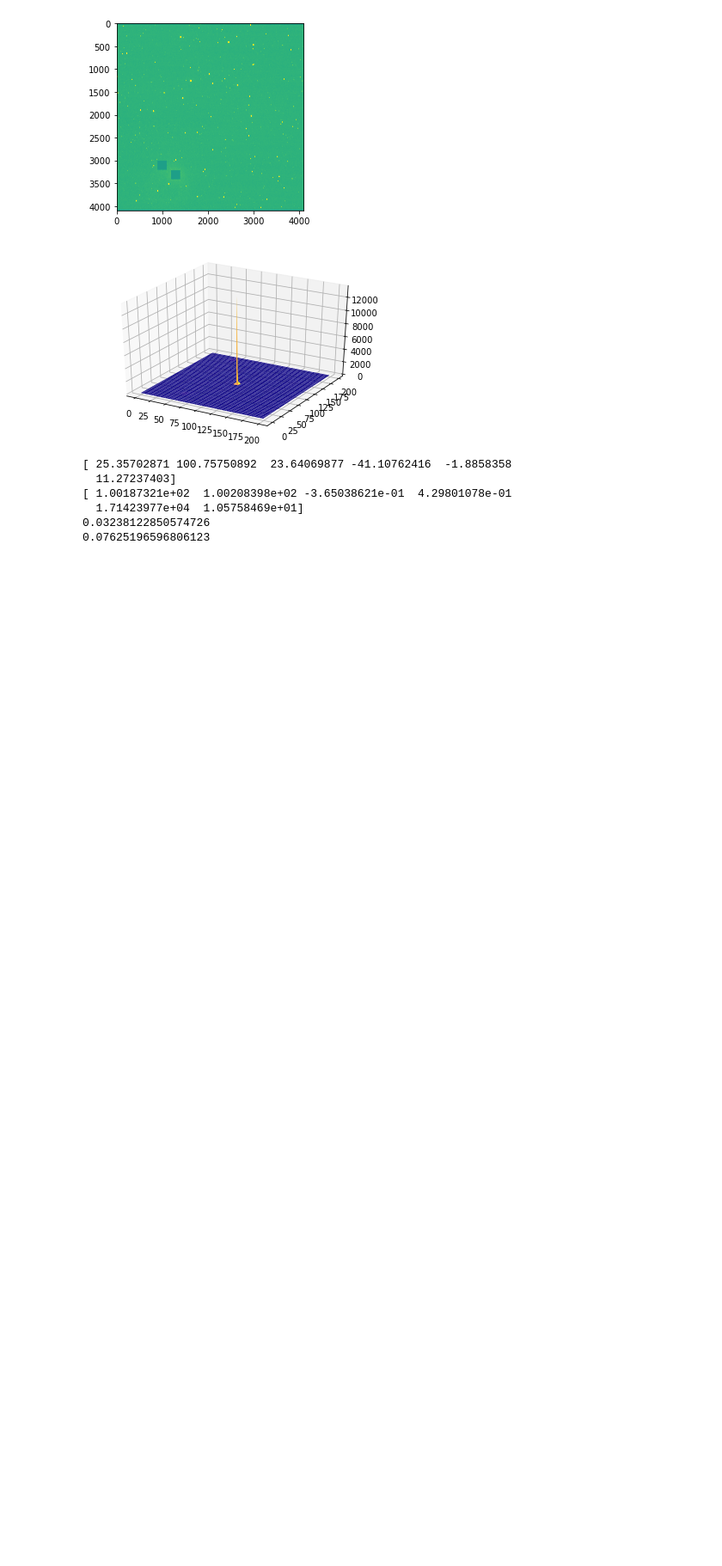
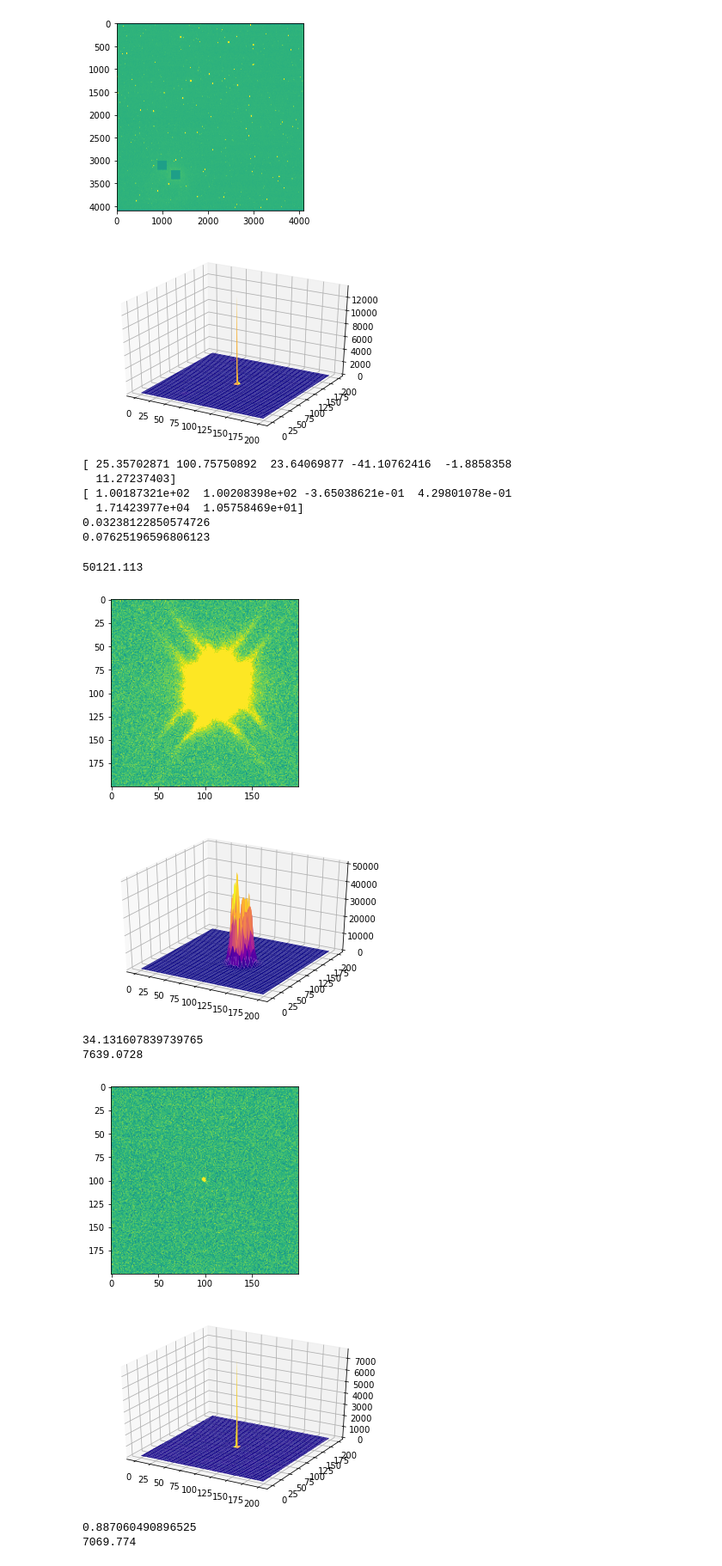
Before and after one commit to JeremyBuchanan/Psf-Photometry-Pipeline, a Jupyter notebook: Measuring fwhm.ipynb, the cells around one changed output. Shown at 86% size. Drawn from its saved outputs; the diff is of its cells as text; code cells hidden in the pictures; blank space fills up the shorter version.

```diff
--- a/Measuring fwhm.ipynb
+++ b/Measuring fwhm.ipynb
@@ -107,8 +126,8 @@ def find_stars(image, sigma, peak=100000):
 # %%
-filenames, epochid = np.loadtxt('Epochs_V.csv', unpack=True, delimiter=',', usecols=(0,1), dtype='U100,f')
+filenames, epochid = np.loadtxt('../Epochs_V.csv', unpack=True, delimiter=',', usecols=(0,1), dtype='U100,f')
 nepochs = np.int(np.max(epochid))
 images = filenames[(epochid == 92)]
-path = './fits/'
+path = '../fits/'
 im_data, im_headers = import_images(im_list=images, p=path)
 image = im_data[0]
 norm = ImageNormalize(image, interval=ZScaleInterval(), stretch=SqrtStretch())
@@ -179,3 +198,60 @@ print(fwhm)
   1.71423977e+04  1.05758469e+01]
 0.03238122850574726
 0.07625196596806123
+# %%
+def find_fwhm(image, size=100):
+    mean_val, median_val, std_val = sigma_clipped_stats(image, sigma=2.0)
+    max_peak = np.max(image)
+    while max_peak >= 0:
+        r, c = np.where(image==max_peak)[0][0], np.where(image==max_peak)[1][0]
+        star = image[r-size:r+size,c-size:c+size]
+        print(max_peak)
+        plt.imshow(star, norm=norm)
+        plt.show()
+        x = np.arange(2*size)
+        y = np.arange(2*size)
+        X, Y = np.meshgrid(x, y)
+        def gaussian(M, x0, y0, sig_x, sig_y, A, off):
+            x, y = M
+            return A * np.exp(-((x-x0)**2)/(2*sig_x**2)-((y-y0)**2)/(2*sig_y**2)) + off
+        fig = plt.figure()
+        ax = fig.gca(projection='3d')
+        ax.plot_surface(X, Y, star, cmap='plasma')
+        ax.set_zlim(0,np.max(star)+2)
+        plt.show()
+        xdata = np.vstack((X.ravel(), Y.ravel()))
+        ydata = star.ravel()
+        p = [size, size, 3, 3, 10000, median_val]
+        popt, pcov = curve_fit(f=gaussian, xdata=xdata, ydata=ydata, p0=p)
+        im_sig = np.mean(popt[2:4])
+        fwhm = im_sig*gaussian_sigma_to_fwhm
+        print(fwhm)
+        if max_peak < 50000 and fwhm > 2:
+            break
+        image[r-size:r+size,c-size:c+size] = 0
+        max_peak = np.max(image)
+
+    return fwhm
+
+filenames, epochid = np.loadtxt('../Epochs_V.csv', unpack=True, delimiter=',', usecols=(0,1), dtype='U100,f')
+nepochs = np.int(np.max(epochid))
+images = filenames[(epochid == 97)]
+path = '../fits/'
+im_data, im_headers = import_images(im_list=images, p=path)
+image = im_data[0]
+norm = ImageNormalize(image, interval=ZScaleInterval(), stretch=SqrtStretch())
+im = copy.deepcopy(image)
+fwhm = find_fwhm(image=im)
+print(fwhm)
+plt.imshow(im, norm=norm)
+plt.show()
+# %% [output]
+50121.113
+[figure, added]
+[figure, added]
+34.131607839739765
+7639.0728
+[figure, added]
+[figure, added]
+0.887060490896525
+7069.774
```
Also changed, not shown: parts of 4 cells of this notebook, 3 other files.
